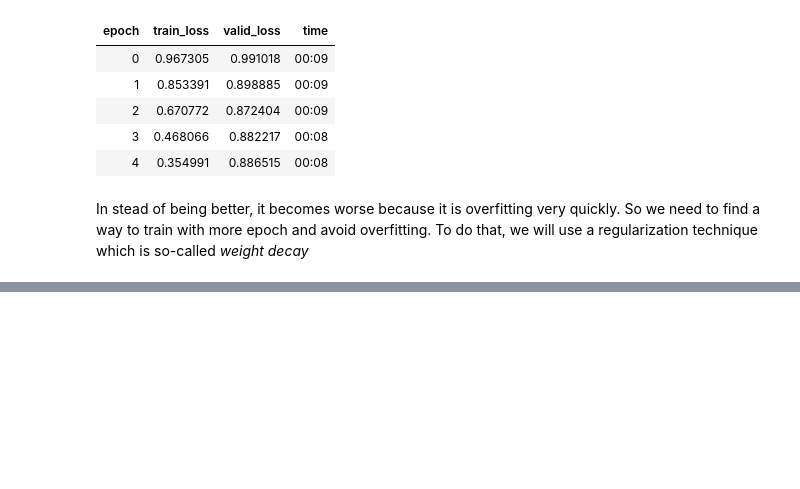
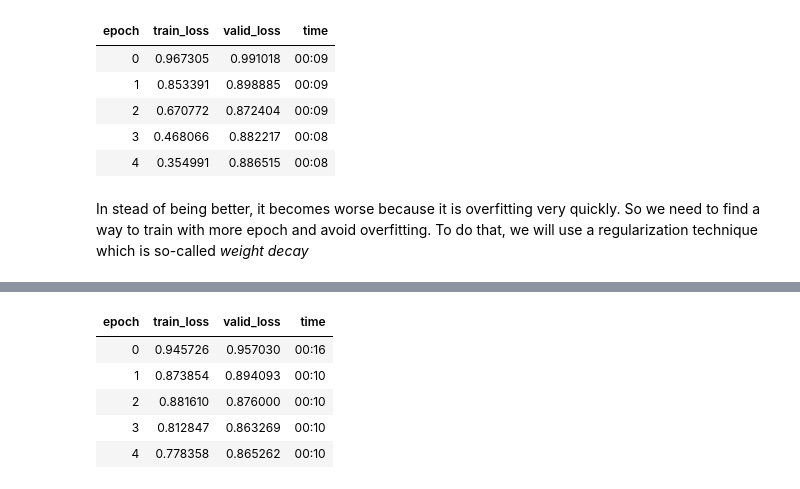
Before and after one commit to dnlam/fastblog, a Jupyter notebook: _notebooks/2022-03-27-Collaborative_filtering.ipynb, the cells around one changed output, grey strips where cells are left out. Saved outputs shown, nothing was run; the diff lists cells and outputs as text; code cells hidden in the pictures; blank space fills up the shorter version.

```diff
--- a/_notebooks/2022-03-27-Collaborative_filtering.ipynb
+++ b/_notebooks/2022-03-27-Collaborative_filtering.ipynb
@@ -217,0 +325,19 @@ In stead of being better, it becomes worse because it is overfitting very quickl
+# %%
+embs = get_emb_sz(dls)
+class CollabNN(Module):
+    def __init__(self, user_sz, item_sz, y_range=(0,5.5), n_act=100):
+        self.user_factors = Embedding(*user_sz)
+        self.item_factors = Embedding(*item_sz)
+        self.layers = nn.Sequential(
+            nn.Linear(user_sz[1]+item_sz[1], n_act),
+            nn.ReLU(),
+            nn.Linear(n_act, 1))
+        self.y_range = y_range
+
+    def forward(self, x):
+        embs = self.user_factors(x[:,0]),self.item_factors(x[:,1])
+        x = self.layers(torch.cat(embs, dim=1))
+        return sigmoid_range(x, *self.y_range)
+# %%
+# Create a model
+model = CollabNN(*embs)
@@ -217,0 +346,10 @@ In stead of being better, it becomes worse because it is overfitting very quickl
+# %%
+learn = Learner(dls, model, loss_func=MSELossFlat())
+learn.fit_one_cycle(5, 5e-3, wd=0.01)
+# %% [output]
+| epoch | train_loss | valid_loss | time |
+| 0 | 0.945726 | 0.957030 | 00:16 |
+| 1 | 0.873854 | 0.894093 | 00:10 |
+| 2 | 0.881610 | 0.876000 | 00:10 |
+| 3 | 0.812847 | 0.863269 | 00:10 |
+| 4 | 0.778358 | 0.865262 | 00:10 |
```
Also changed, not shown: parts of 26 cells of this notebook.
